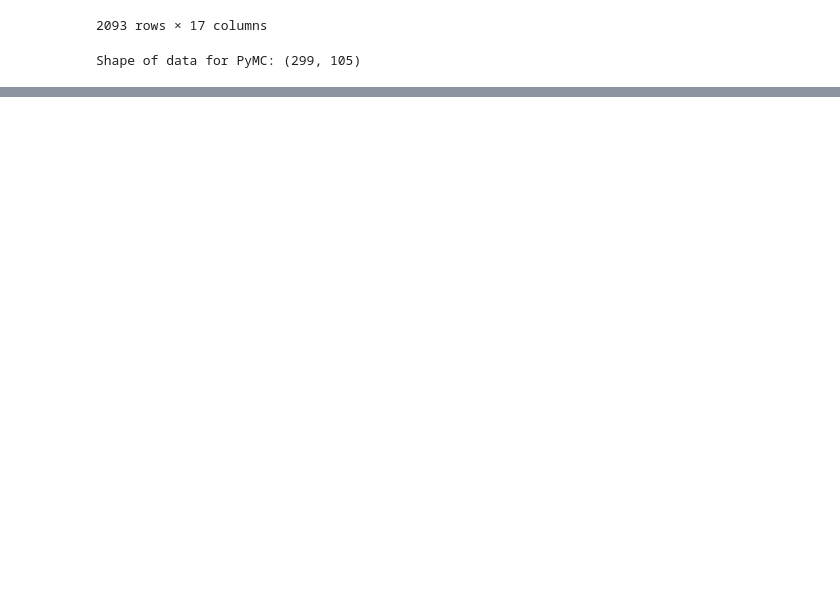
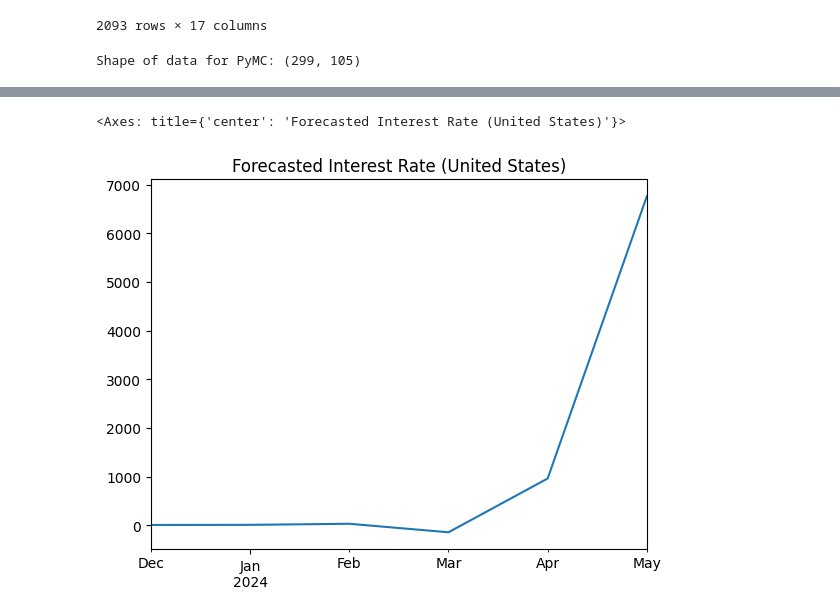
Before and after one commit to Luwate/macroeconomics-project, a Jupyter notebook: model.ipynb, the cells around one changed output, grey strips where cells are left out. Saved outputs shown, nothing was run; the diff lists cells and outputs as text; code cells hidden in the pictures; blank space fills up the shorter version.

```diff
--- a/model.ipynb
+++ b/model.ipynb
@@ -133,0 +261,14 @@ KeyError: 'Y_pred'
+# %%
+# Get scaler info
+idx = df.columns.get_loc("interest_rate")
+mean = scaler.mean_[idx]
+std = np.sqrt(scaler.var_[idx])
+
+# Convert z-score series back to raw %
+z_series = forecast_df[("interest_rate", "United States")]
+interest_rate_real = z_series * std + mean
+
+interest_rate_real.plot(title="Forecasted Interest Rate (United States)")
+# %% [output]
+<Axes: title={'center': 'Forecasted Interest Rate (United States)'}>
+[figure, added]
```
Also changed, not shown: parts of 24 cells of this notebook.
